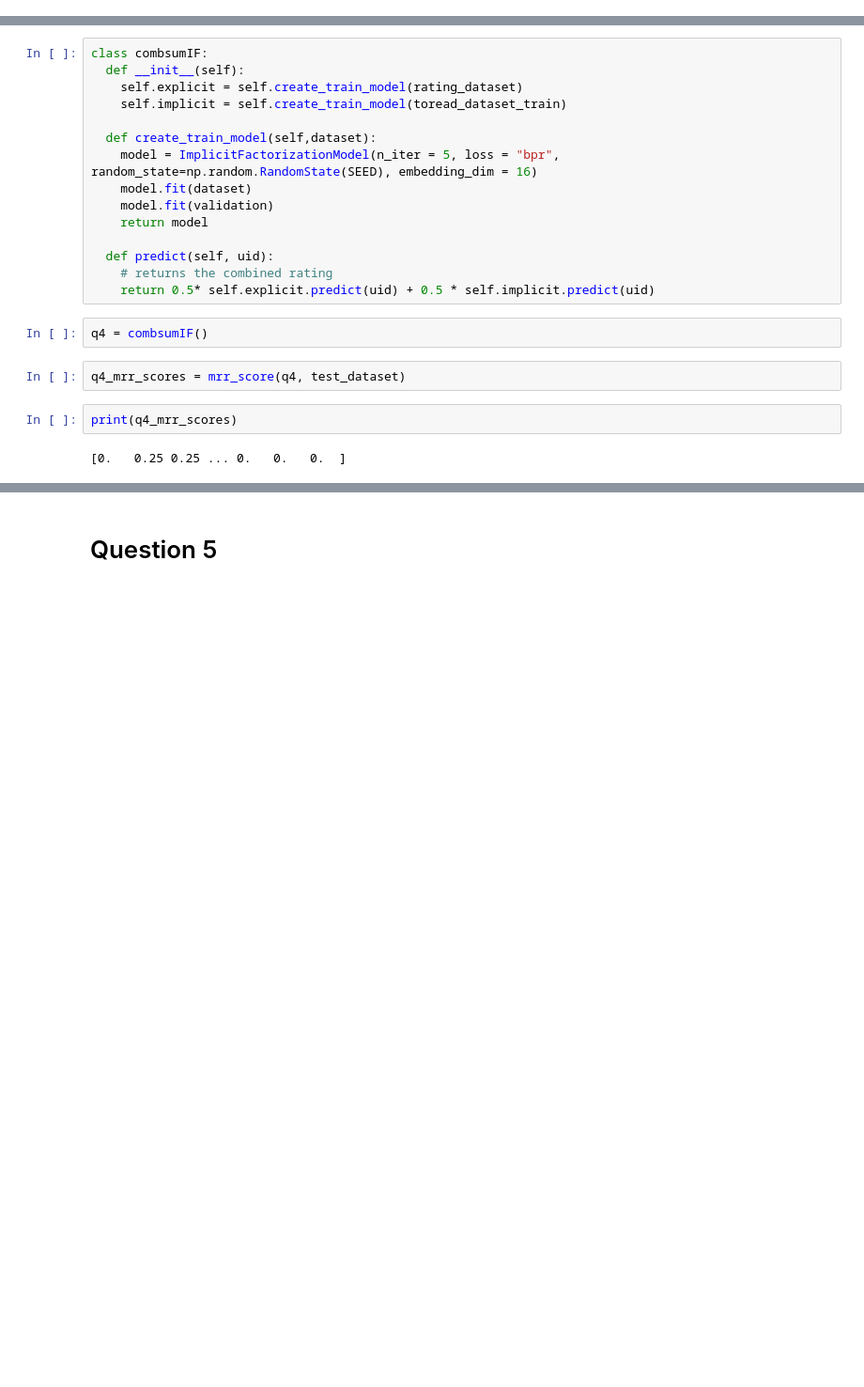
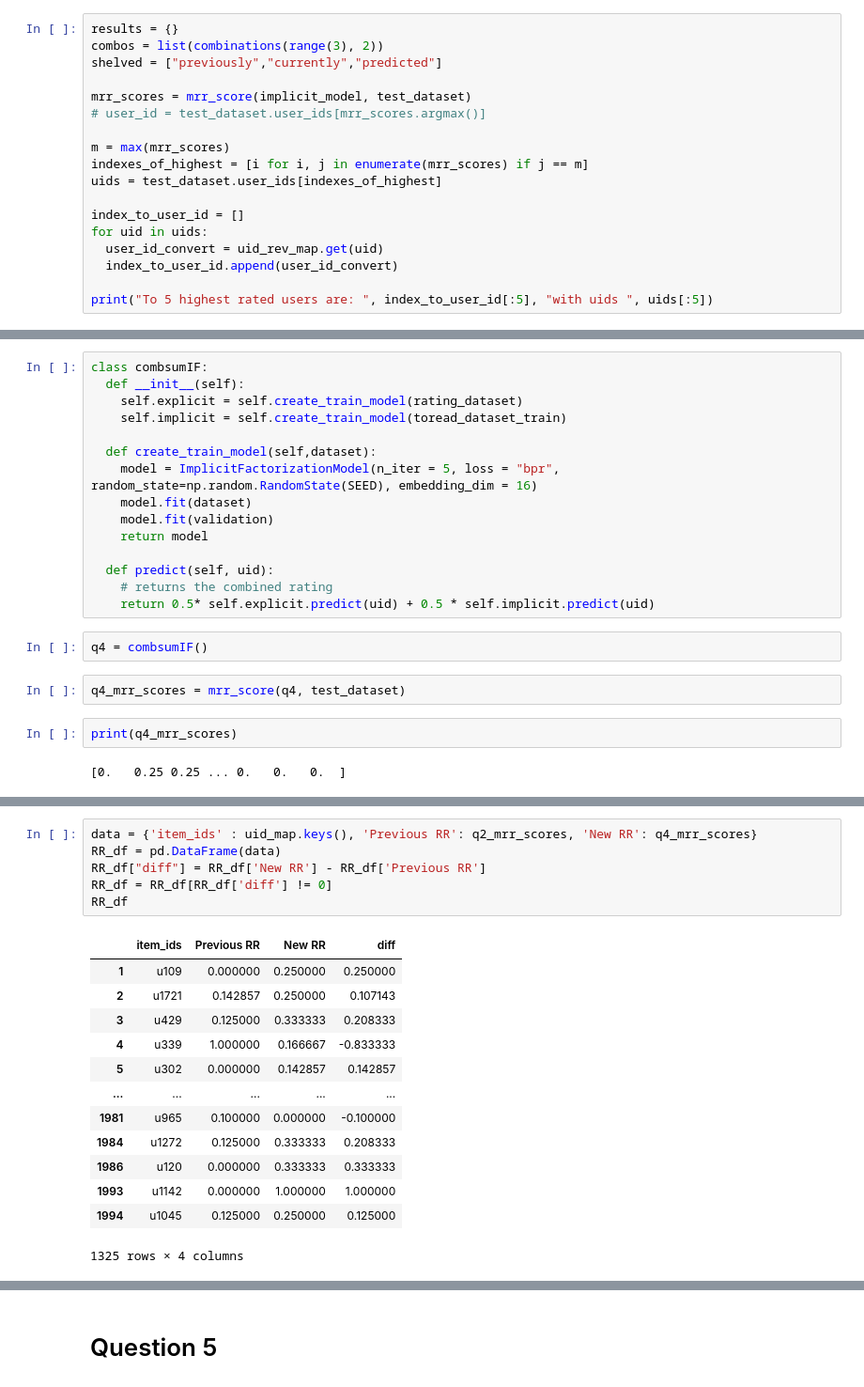
Before and after one commit to podyssea/RecommenderSystems, a Jupyter notebook: RecSys_coursework_2021_2210049p.ipynb, the cells around one changed output, grey strips where cells are left out. Shown at 94% size. Saved outputs shown, nothing was run; the diff lists cells and outputs as text; blank space fills up the shorter version.

```diff
--- a/RecSys_coursework_2021_2210049p.ipynb
+++ b/RecSys_coursework_2021_2210049p.ipynb
@@ -573,0 +521,18 @@ Name: title, dtype: object
+# %%
+results = {}
+combos = list(combinations(range(3), 2))
+shelved = ["previously","currently","predicted"]
+
+mrr_scores = mrr_score(implicit_model, test_dataset)
+# user_id = test_dataset.user_ids[mrr_scores.argmax()]
+
+m = max(mrr_scores)
+indexes_of_highest = [i for i, j in enumerate(mrr_scores) if j == m]
+uids = test_dataset.user_ids[indexes_of_highest]
+
+index_to_user_id = []
+for uid in uids:
+  user_id_convert = uid_rev_map.get(uid)
+  index_to_user_id.append(user_id_convert)
+
+print("To 5 highest rated users are: ", index_to_user_id[:5], "with uids ", uids[:5])
@@ -739,0 +713,20 @@ print(sum(i == 0 for i in diff_q3_q4))
+# %%
+data = {'item_ids' : uid_map.keys(), 'Previous RR': q2_mrr_scores, 'New RR': q4_mrr_scores}
+RR_df = pd.DataFrame(data)
+RR_df["diff"] = RR_df['New RR'] - RR_df['Previous RR']
+RR_df = RR_df[RR_df['diff'] != 0]
+RR_df
+# %% [output]
+|  | item_ids | Previous RR | New RR | diff |
+| 1 | u109 | 0.000000 | 0.250000 | 0.250000 |
+| 2 | u1721 | 0.142857 | 0.250000 | 0.107143 |
+| 3 | u429 | 0.125000 | 0.333333 | 0.208333 |
+| 4 | u339 | 1.000000 | 0.166667 | -0.833333 |
+| 5 | u302 | 0.000000 | 0.142857 | 0.142857 |
+| ... | ... | ... | ... | ... |
+| 1981 | u965 | 0.100000 | 0.000000 | -0.100000 |
+| 1984 | u1272 | 0.125000 | 0.333333 | 0.208333 |
+| 1986 | u120 | 0.000000 | 0.333333 | 0.333333 |
+| 1993 | u1142 | 0.000000 | 1.000000 | 1.000000 |
+| 1994 | u1045 | 0.125000 | 0.250000 | 0.125000 |
+1325 rows × 4 columns
```
Also changed, not shown: parts of 47 cells of this notebook.
